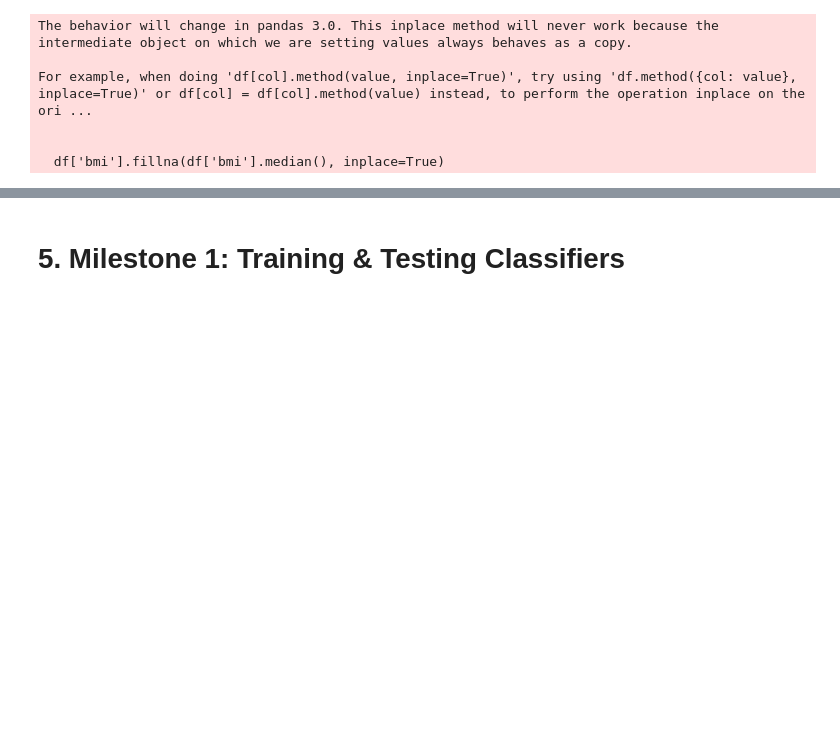
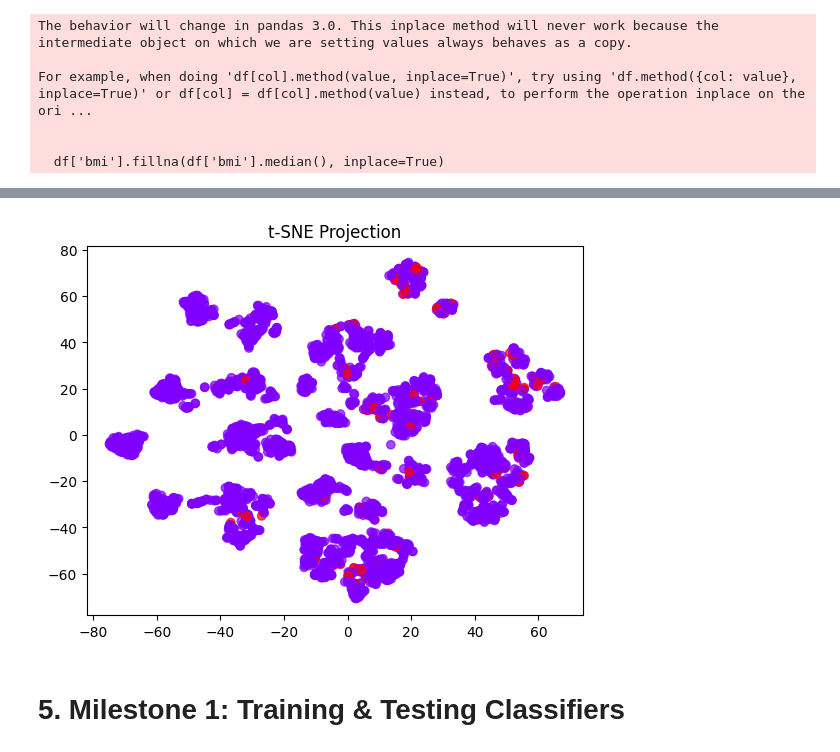
Before and after one commit to Geno212/Early-prediction-of-stroke-risk, a Jupyter notebook: stroke_prediction_milestones.ipynb, the cells around one changed output, grey strips where cells are left out. Saved outputs shown, nothing was run; the diff lists cells and outputs as text; code cells hidden in the pictures; blank space fills up the shorter version.

```diff
--- a/stroke_prediction_milestones.ipynb
+++ b/stroke_prediction_milestones.ipynb
@@ -166,3 +149,13 @@ X_test_scaled = scaler.transform(X_test)
+# %%
+# t-SNE
+tsne = TSNE(n_components=2, random_state=42)
+tsne_proj = tsne.fit_transform(X_train_scaled)
+plt.figure()
+plt.scatter(tsne_proj[:,0], tsne_proj[:,1], c=y_train, cmap='rainbow', alpha=0.7)
+plt.title('t-SNE Projection')
+plt.show()
+# %% [output]
+[figure, added]
 # %% [markdown]
 # 5. Milestone 1: Training & Testing Classifiers
 # %%
```
Also changed, not shown: parts of 14 cells of this notebook.
